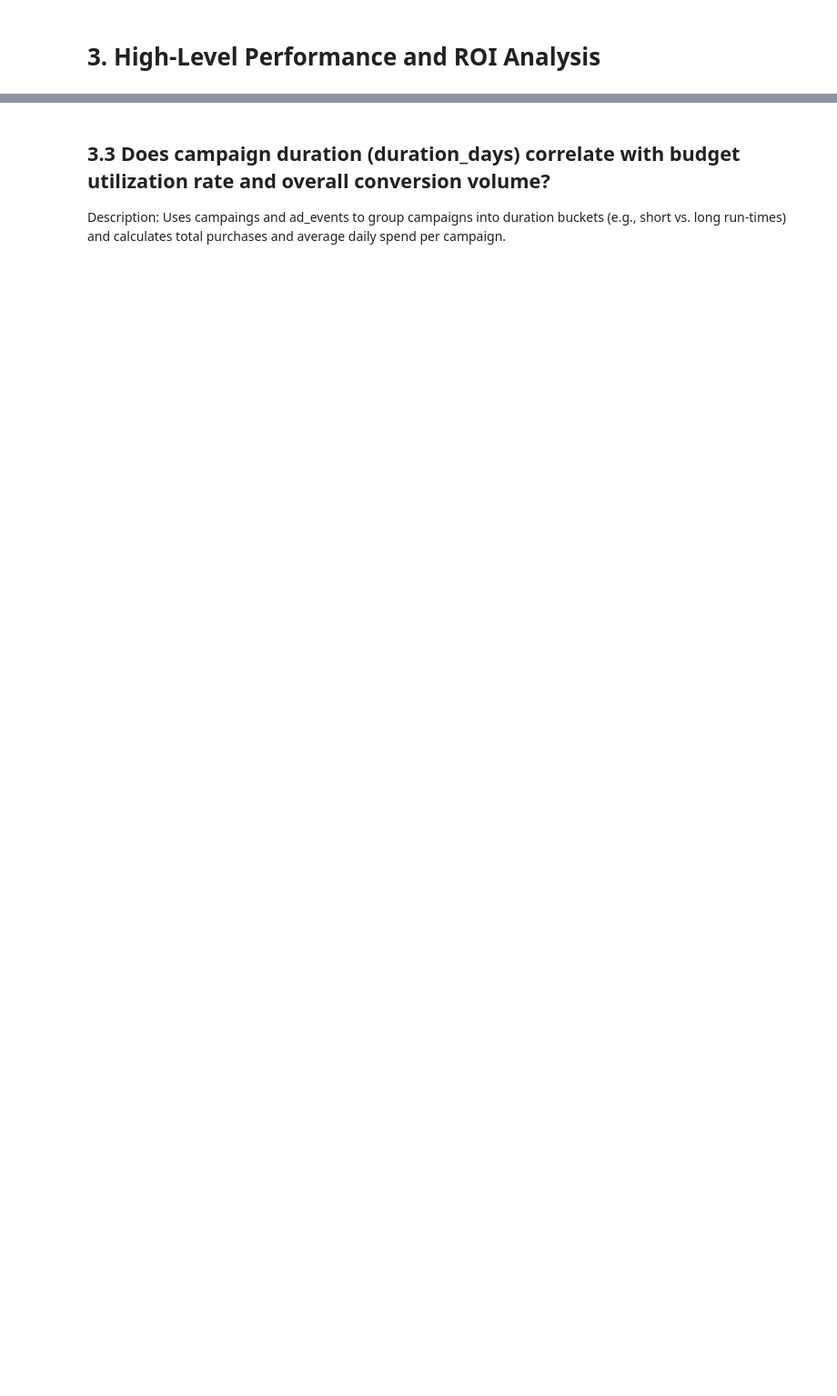
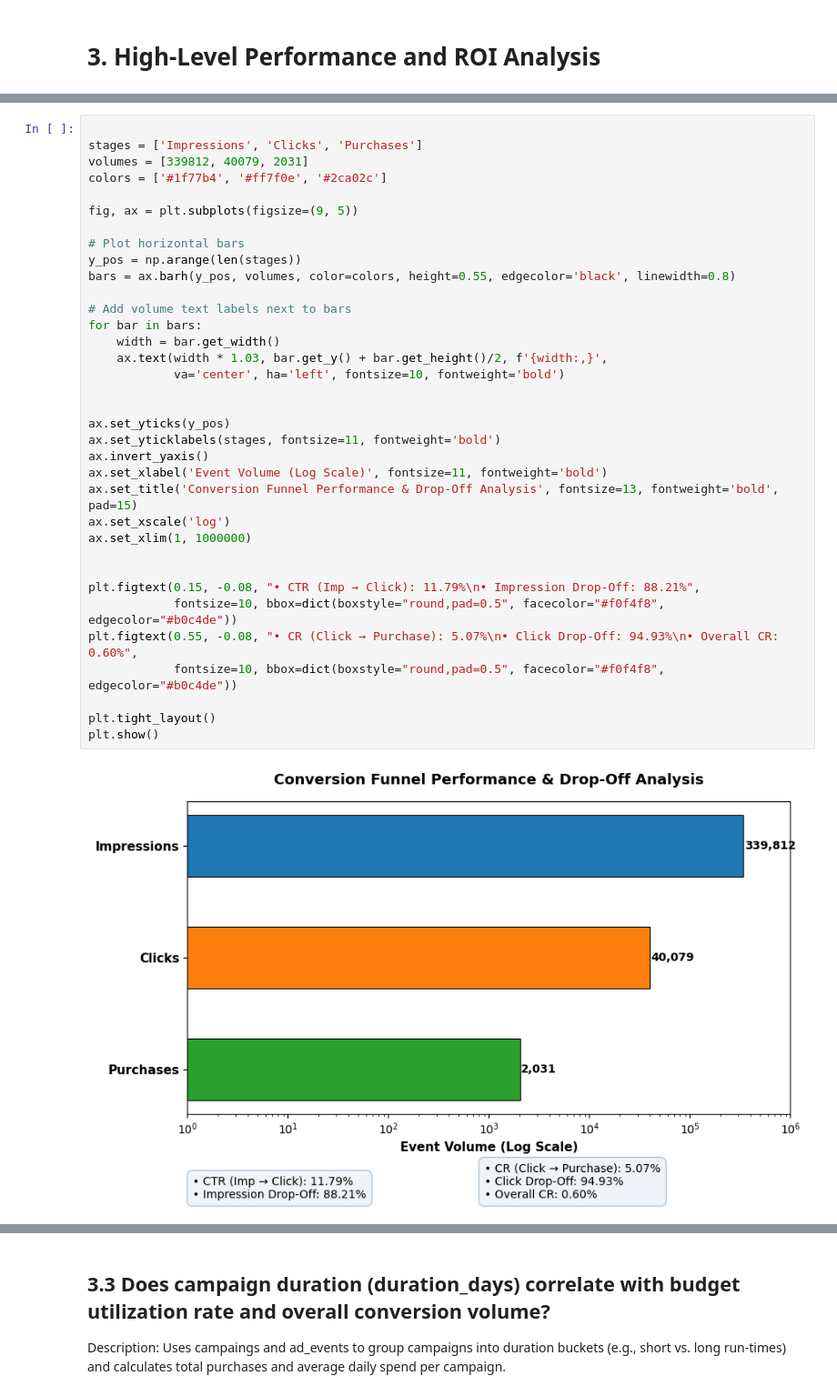
Before and after one commit to Kartika-Nidhi/Social_Media_Ads_Performance_Analysis_SQL, a Jupyter notebook: SocialMediaAdsPerformance.ipynb, the cells around one changed output, grey strips where cells are left out. Shown at 91% size. Saved outputs shown, nothing was run; the diff lists cells and outputs as text; blank space fills up the shorter version.

Commit message:
ROI analysis 2/3 completed

```diff
--- a/SocialMediaAdsPerformance.ipynb
+++ b/SocialMediaAdsPerformance.ipynb
@@ -271,0 +376,37 @@ Joins campaings, ads, and ad_events. Aggregates total_budget per campaign and di
+# %%
+
+stages = ['Impressions', 'Clicks', 'Purchases']
+volumes = [339812, 40079, 2031]
+colors = ['#1f77b4', '#ff7f0e', '#2ca02c']
+
+fig, ax = plt.subplots(figsize=(9, 5))
+
+# Plot horizontal bars
+y_pos = np.arange(len(stages))
+bars = ax.barh(y_pos, volumes, color=colors, height=0.55, edgecolor='black', linewidth=0.8)
+
+# Add volume text labels next to bars
+for bar in bars:
+    width = bar.get_width()
+    ax.text(width * 1.03, bar.get_y() + bar.get_height()/2, f'{width:,}',
+            va='center', ha='left', fontsize=10, fontweight='bold')
+
+
+ax.set_yticks(y_pos)
+ax.set_yticklabels(stages, fontsize=11, fontweight='bold')
+ax.invert_yaxis()
+ax.set_xlabel('Event Volume (Log Scale)', fontsize=11, fontweight='bold')
+ax.set_title('Conversion Funnel Performance & Drop-Off Analysis', fontsize=13, fontweight='bold', pad=15)
+ax.set_xscale('log')
+ax.set_xlim(1, 1000000)
+
+
+plt.figtext(0.15, -0.08, "• CTR (Imp → Click): 11.79%\n• Impression Drop-Off: 88.21%",
+            fontsize=10, bbox=dict(boxstyle="round,pad=0.5", facecolor="#f0f4f8", edgecolor="#b0c4de"))
+plt.figtext(0.55, -0.08, "• CR (Click → Purchase): 5.07%\n• Click Drop-Off: 94.93%\n• Overall CR: 0.60%",
+            fontsize=10, bbox=dict(boxstyle="round,pad=0.5", facecolor="#f0f4f8", edgecolor="#b0c4de"))
+
+plt.tight_layout()
+plt.show()
+# %% [output]
+[figure, added]
```
Also changed, not shown: parts of 11 cells of this notebook.
